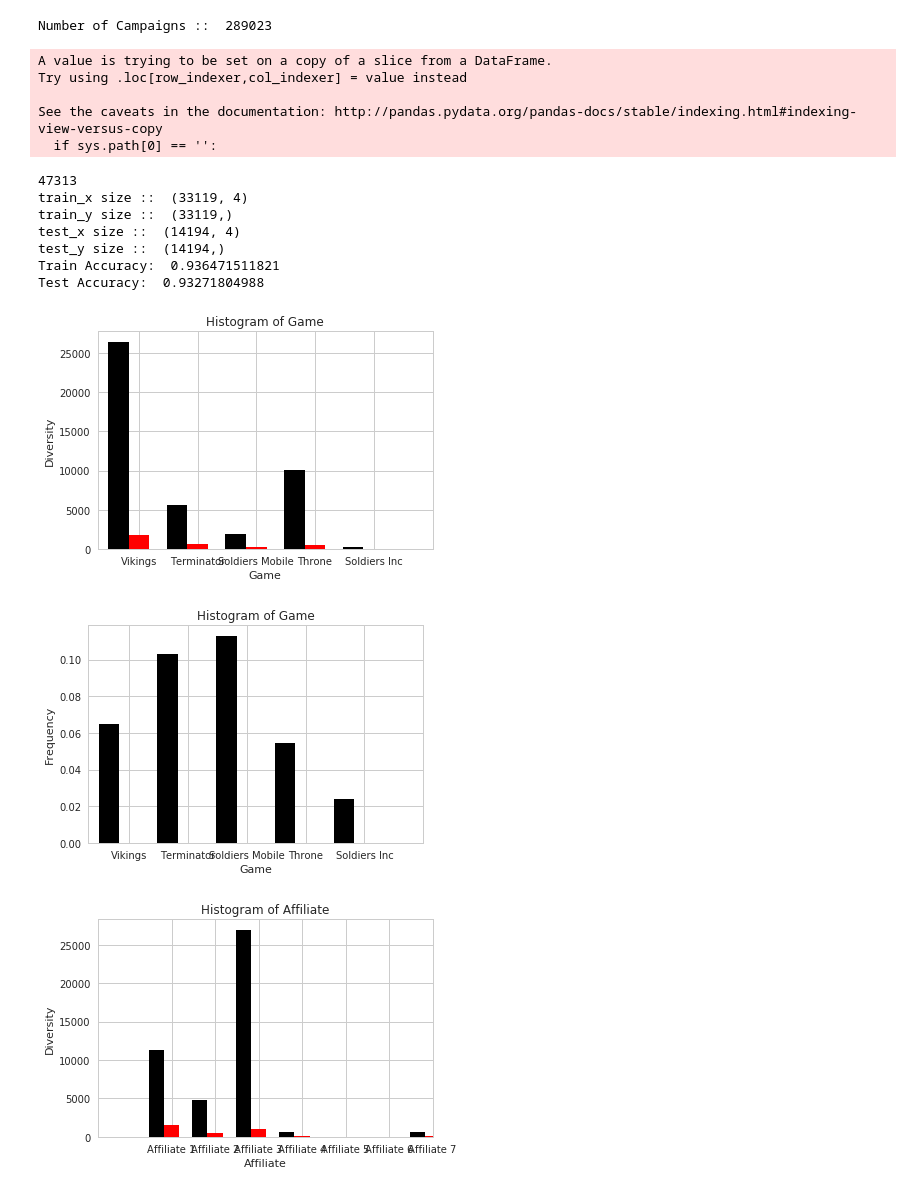
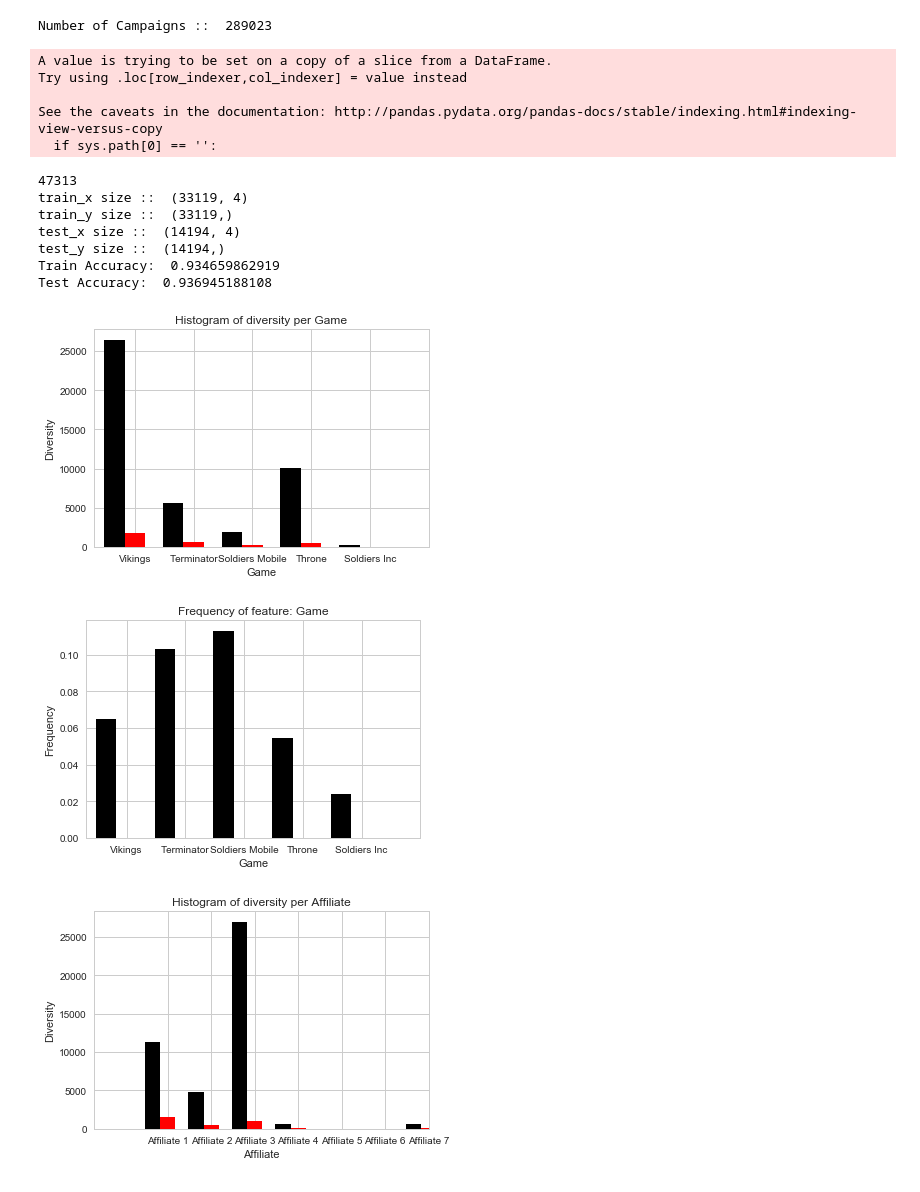
Before and after one commit to NikiB/PlariumDS, a Jupyter notebook: Plarium.ipynb, the cells around one changed output. Saved outputs shown, nothing was run; the diff lists cells and outputs as text; code cells hidden in the pictures.

```diff
--- a/Plarium.ipynb
+++ b/Plarium.ipynb
@@ -19,10 +19,10 @@ import seaborn as sns
 sns.set(style="white")
 sns.set(style="whitegrid", color_codes=True)
 # %%
-def calc_success(row):
-    if 0<= row.Campaign_rate <2:
+def calc_success(row, col):
+    if 0<= row[col] <2:
         return 0
-    elif 2<= row.Campaign_rate <=100:
+    elif 2<= row[col] <=100:
         return 1
     else:
         None
@@ -143,7 +143,7 @@ def feature_target_histogram(feature_target_frequencies, features_dict, feature_
     xtickNames = ax.set_xticklabels(xTickMarks)
 
     ax.set_xlim(-width,len(ind)+width)
-    plt.title('Histogram of {}'.format(feature_header))
+    plt.title('Histogram of diversity per {}'.format(feature_header))
     plt.xlabel(feature_header)
     plt.ylabel('Diversity')
 
@@ -166,7 +166,10 @@ def feature_target_precent_histogram(feature_target_frequencies, features_dict,
 
     for un in feature_target_frequencies.keys():
         ind.append(un)
-        precentLvls.append(feature_target_frequencies[un][1.0]/feature_target_frequencies[un][0.0])
+        if feature_target_frequencies[un][0.0] == 0:
+            precentLvls.append(feature_target_frequencies[un][0.0])
+        else:
+            precentLvls.append(feature_target_frequencies[un][1.0]/feature_target_frequencies[un][0.0])
         xTickMarks.append(features_dict[un])
     ind = np.array(ind)
 
@@ -178,7 +181,7 @@ def feature_target_precent_histogram(feature_target_frequencies, features_dict,
     xtickNames = ax.set_xticklabels(xTickMarks)
 
     ax.set_xlim(-width,len(ind)+width)
-    plt.title('Histogram of {}'.format(feature_header))
+    plt.title('Frequency of feature: {}'.format(feature_header))
     plt.xlabel(feature_header)
     plt.ylabel('Frequency')
 # %%
@@ -193,7 +196,7 @@ training_features = ['Game', 'Affiliate', 'Platform', 'Country']
 ds['Campaign_rate'] = (ds.Depositors/ds.Installs)*100
 ds_filter = ds[ds.Campaign_rate.notnull()]
 
-ds_filter['success'] = ds_filter.apply (lambda row: calc_success (row),axis=1)
+ds_filter['success'] = ds_filter.apply (lambda row: calc_success (row, 'Campaign_rate'),axis=1)
 ds_filter = ds_filter[ds_filter.success.notnull()]
 
 print(len(ds_filter))
@@ -228,35 +231,35 @@ print ("train_y size :: ", train_y.shape)
 print ("test_x size :: ", test_x.shape)
 print ("test_y size :: ", test_y.shape)
 
 # Training Logistic regression model
 trained_logistic_regression_model = train_logistic_regression(train_x, train_y)
 
 for feature in training_features:
     feature_target_frequencies = feature_target_frequency_relation(ds_filter, [feature, target])
     feature_target_histogram(feature_target_frequencies, features_dict[feature], feature)
     feature_target_precent_histogram(feature_target_frequencies, features_dict[feature], feature)
 
 train_accuracy = model_accuracy(trained_logistic_regression_model, train_x, train_y)
 
 # Testing the logistic regression model
 test_accuracy = model_accuracy(trained_logistic_regression_model, test_x, test_y)
 
 print ("Train Accuracy: ", train_accuracy)
 print ("Test Accuracy: ", test_accuracy)
 # %% [output]
 Number of Campaigns ::  289023
 A value is trying to be set on a copy of a slice from a DataFrame.
 Try using .loc[row_indexer,col_indexer] = value instead
 
 See the caveats in the documentation: http://pandas.pydata.org/pandas-docs/stable/indexing.html#indexing-view-versus-copy
   if sys.path[0] == '':
 47313
 train_x size ::  (33119, 4)
 train_y size ::  (33119,)
 test_x size ::  (14194, 4)
 test_y size ::  (14194,)
-Train Accuracy:  0.936471511821
-Test Accuracy:  0.93271804988
+Train Accuracy:  0.934659862919
+Test Accuracy:  0.936945188108
-[figure, old version]
+[figure, new version]
-[figure, old version]
+[figure, new version]
-[figure, old version]
+[figure, new version]
```
Also changed, not shown: parts of 3 cells of this notebook.
